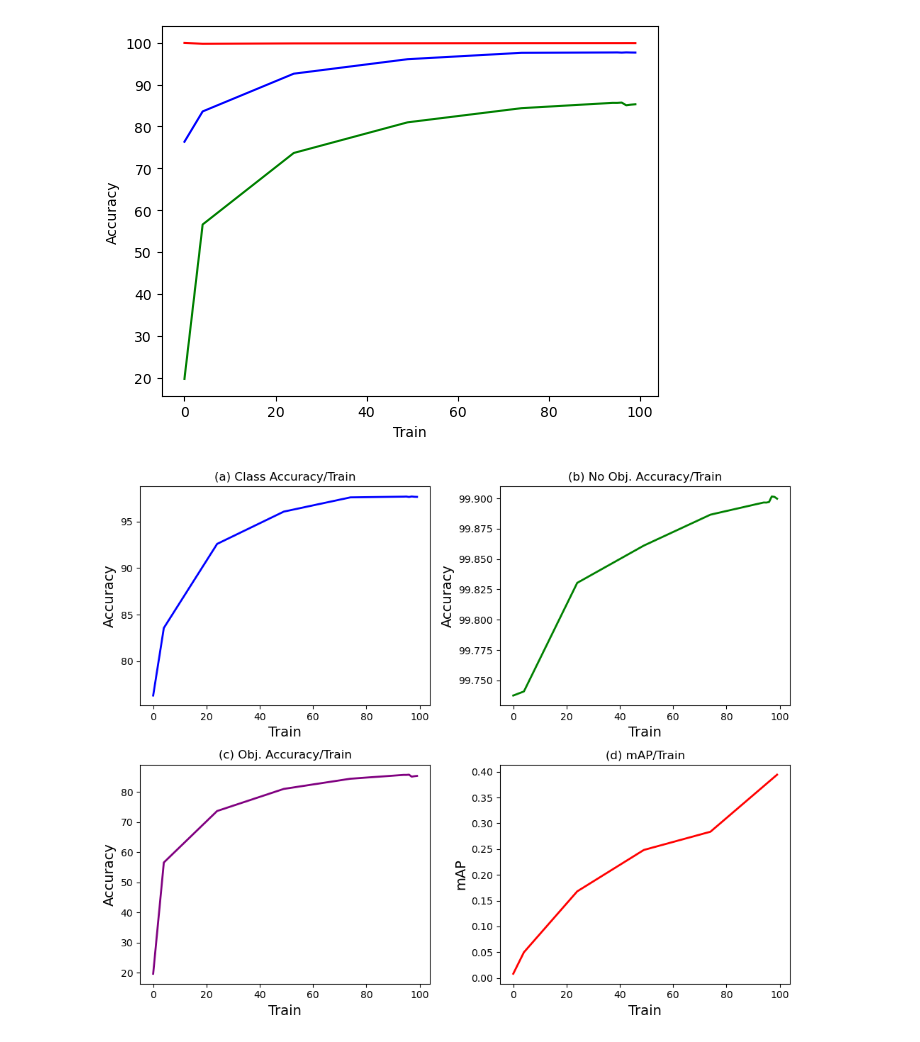
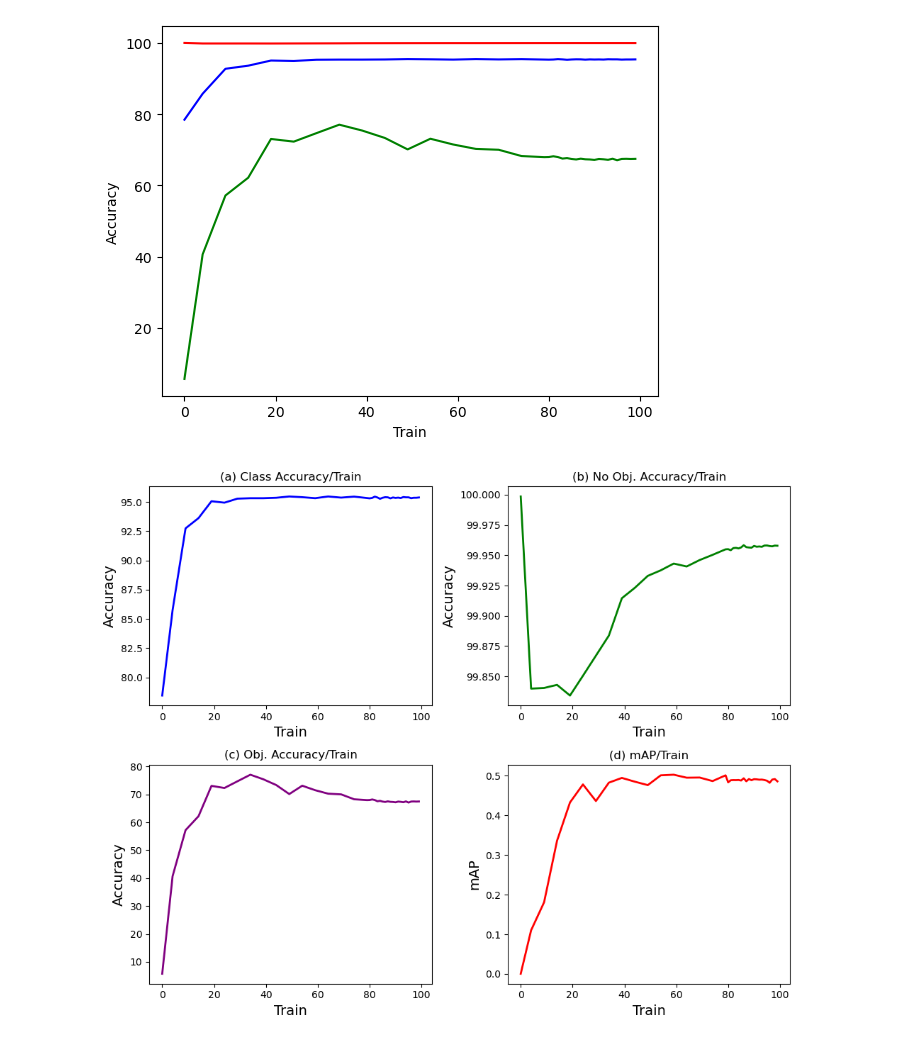
Before and after one commit to yasharazadvatan/SiStNetV3-Article, a Jupyter notebook: utils/data-to-plot.ipynb, the cells around one changed output. Saved outputs shown, nothing was run; the diff lists cells and outputs as text; code cells hidden in the pictures.

```diff
--- a/utils/data-to-plot.ipynb
+++ b/utils/data-to-plot.ipynb
@@ -6,7 +6,7 @@ base_url = '../../../article_eval/metrics/'
 # %%
-df1 = pd.read_csv(f'{base_url}cacc123.csv')
+df1 = pd.read_csv(f'{base_url}cacc42.csv')
 df2 = pd.read_csv(f'{base_url}noobjacc999.csv')
-df3 = pd.read_csv(f'{base_url}objacc999.csv')
+df3 = pd.read_csv(f'{base_url}objacc42.csv')
 
 #print(df1.head)
 
@@ -23,13 +23,12 @@ plt.ylabel('Accuracy')
 
 plt.show()
 # %% [output]
-[figure, old version]
+[figure, new version]
 # %%
-# İki farklı CSV dosyasını oku
-df1 = pd.read_csv(f'{base_url}cacc123.csv')
+df1 = pd.read_csv(f'{base_url}cacc42.csv')
 df2 = pd.read_csv(f'{base_url}noobjacc999.csv')
-df3 = pd.read_csv(f'{base_url}objacc999.csv')
-df4 = pd.read_csv(f'{base_url}map_all999.csv')
+df3 = pd.read_csv(f'{base_url}objacc42.csv')
+df4 = pd.read_csv(f'{base_url}map_all123.csv')
 
 # İki ayrı plot oluşturun
 fig, axs = plt.subplots(2, 2, figsize=(10, 8))  # 2 satır, 2 sütunlu subplot
@@ -44,32 +43,32 @@ axs[0, 0].set_ylabel('Accuracy', fontsize=14)
 axs[0, 1].plot(df2['Step'], df2['Value'], label='No Obj. Accuracy/Train', linewidth=2, color='green')
 axs[0, 1].set_title('(b) No Obj. Accuracy/Train')
 axs[0, 1].set_xlabel('Train', fontsize=14)
 axs[0, 1].set_ylabel('Accuracy', fontsize=14)
 
 # 3. plot için
 axs[1, 0].plot(df3['Step'], df3['Value'], label='Obj. Accuracy/Train', linewidth=2, color='purple')
 axs[1, 0].set_title('(c) Obj. Accuracy/Train')
 axs[1, 0].set_xlabel('Train', fontsize=14)
 axs[1, 0].set_ylabel('Accuracy', fontsize=14)
 
 # 4. plot için
 axs[1, 1].plot(df4['Step'], df4['Value'], label='mAP/Train', linewidth=2, color='red')
 axs[1, 1].set_title('(d) mAP/Train')
 axs[1, 1].set_xlabel('Train', fontsize=14)
 axs[1, 1].set_ylabel('mAP', fontsize=14)
 
 # Alt grafikler arasındaki boşluğu ayarla
 plt.tight_layout()
 
 plt.savefig(
     "metric.png",
     dpi=300,
     bbox_inches='tight',
     pad_inches=0
 )
 
 # Grafiği göster
 plt.show()
 # %% [output]
-[figure, old version]
+[figure, new version]
 # %%
```
Also changed, not shown: parts of 3 cells of this notebook, 5 other files.
